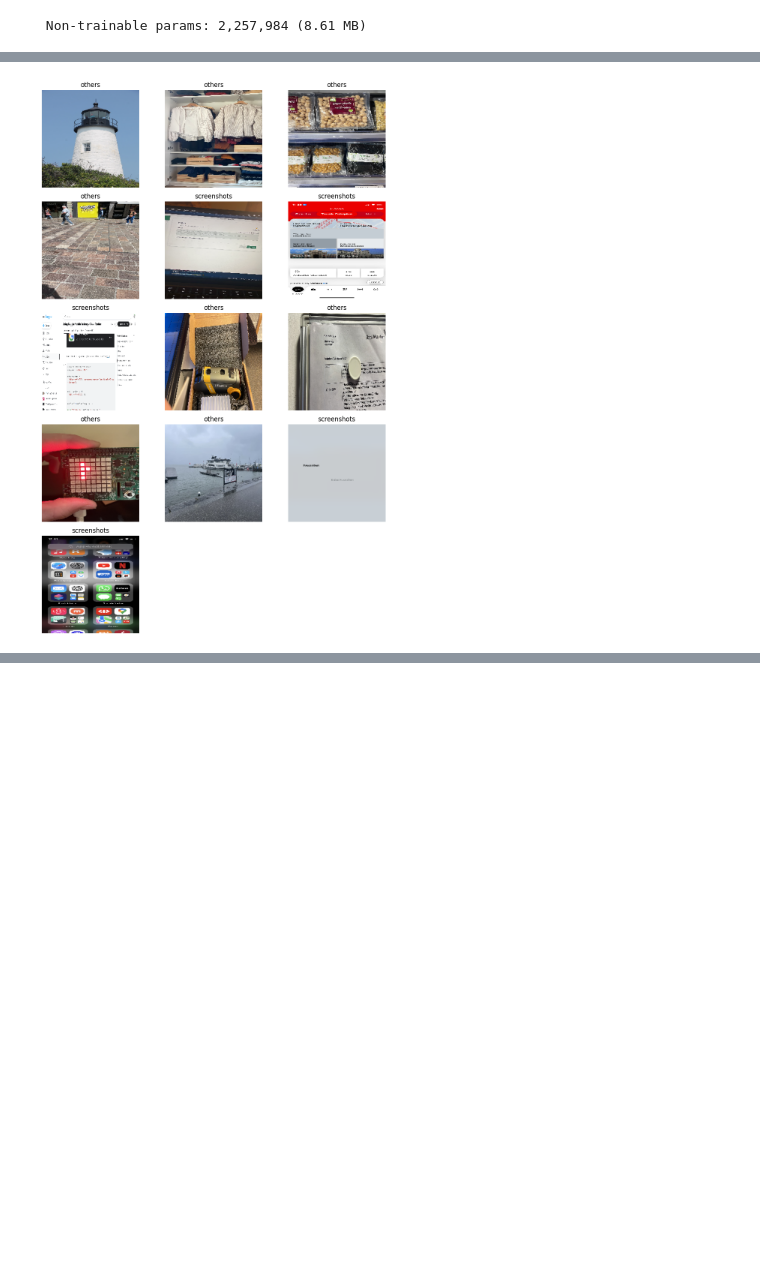
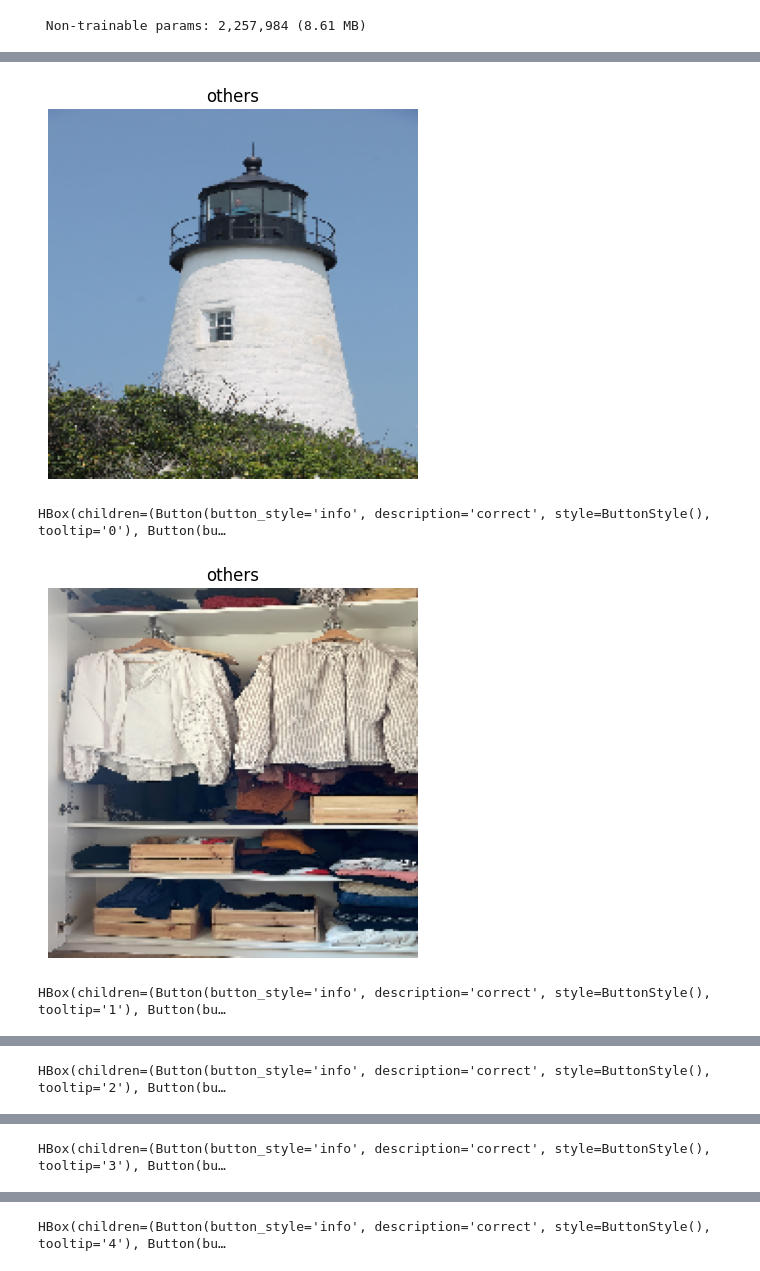
Before and after one commit to lukasweibel/image-sweep, a Jupyter notebook: image-sweep.ipynb, the cells around one changed output, grey strips where cells are left out. Cells and saved outputs as stored; diff of their text form; code cells hidden in the pictures; blank space fills up the shorter version.

```diff
--- a/image-sweep.ipynb
+++ b/image-sweep.ipynb
@@ -135,7 +140,7 @@ Model: "functional_2"
  Trainable params: 1,281 (5.00 KB)
  Non-trainable params: 2,257,984 (8.61 MB)
 # %%
-initial_epochs = 50
+initial_epochs = 5
 
 loss0, accuracy0 = model.evaluate(validation_dataset)
 
@@ -233,46 +232,79 @@ Labels:
 # %%
-# This code classifies all pictures in the "examples" folder
-
 # Directory containing the images
 directory = "examples/"
 
 # List to store images and predictions
 images = []
 predictions = []
+true_predictions = []
 
 # Loop through all files in the directory
+current_index = -1
 for filename in os.listdir(directory):
     img_path = os.path.join(directory, filename)
     if filename.lower().endswith((".png", ".jpg", ".jpeg")):  # Check file extension
         # Load and preprocess the image
         img = tf.keras.utils.load_img(img_path, target_size=(192, 192))
         img_array = tf.keras.utils.img_to_array(img)
         img_array = tf.expand_dims(img_array, 0)  # Add the batch dimension
 
         # Get model predictions
         prediction = model.predict_on_batch(img_array)
 
         # Convert prediction to class index
         predicted_class_index = (prediction > 0.5).astype(int)
         predicted_class = class_names[predicted_class_index[0][0]]  # Correct class name fetching
 
         # Store image and prediction
         images.append(img)
         predictions.append(predicted_class)
+        true_predictions.append(None)  # Initialize with None
 
-# Determine the size of the grid
-num_images = len(images)
-cols = 3  # Define number of columns
-rows = (num_images + cols - 1) // cols  # Calculate required number of rows
+        current_index += 1
 
-# Create a figure with subplots
-plt.figure(figsize=(10, 3 * rows))
-for i in range(num_images):
-    plt.subplot(rows, cols, i + 1)
-    plt.imshow(images[i])
-    plt.title(predictions[i])
-    plt.axis("off")
-plt.tight_layout()  # Adjust layout to prevent overlap
-plt.show()
+        # Display image and prediction
+        plt.imshow(img)
+        plt.title(predicted_class)
+        plt.axis("off")
+        plt.show()
+
+        buttons = []
+
+        correct_button = widgets.Button(description="correct", button_style='info')
+        not_correct_button = widgets.Button(description="wrong", button_style='info')
+
+        # Set the tooltip to store the current index
+        correct_button.tooltip = str(current_index)
+        not_correct_button.tooltip = str(current_index)
+
+        buttons.append(correct_button)
+        buttons.append(not_correct_button)
+
+        # Define a function to handle button clicks for this image
+        def on_button_clicked(b, correct_button=correct_button, not_correct_button=not_correct_button):
+            index = int(b.tooltip)
+
+            if b.description == "correct":
+                true_predictions[index] = predictions[index]
+                correct_button.button_style = 'success'
+                not_correct_button.button_style = 'info'
+            else:
+                for i, pred in enumerate(predictions):
+                    if i != index:
+                        true_predictions[index] = pred
+                        break
+                not_correct_button.button_style = 'danger'
+                correct_button.button_style = 'info'
+
+        correct_button.on_click(lambda b, correct_button=correct_button, not_correct_button=not_correct_button: on_button_clicked(b, correct_button, not_correct_button))
+        not_correct_button.on_click(lambda b, correct_button=correct_button, not_correct_button=not_correct_button: on_button_clicked(b, correct_button, not_correct_button))
+
+        display(widgets.HBox(buttons))
+
+
+true_predictions = predictions.copy()
 # %% [output]
-[figure, old version]
+[figure, new version]
+HBox(children=(Button(button_style='info', description='correct', style=ButtonStyle(), tooltip='0'), Button(bu…
+[figure, added]
+HBox(children=(Button(button_style='info', description='correct', style=ButtonStyle(), tooltip='1'), Button(bu…
@@ -278,0 +312 @@ plt.show()
+HBox(children=(Button(button_style='info', description='correct', style=ButtonStyle(), tooltip='2'), Button(bu…
@@ -278,0 +314 @@ plt.show()
+HBox(children=(Button(button_style='info', description='correct', style=ButtonStyle(), tooltip='3'), Button(bu…
@@ -278,0 +316 @@ plt.show()
+HBox(children=(Button(button_style='info', description='correct', style=ButtonStyle(), tooltip='4'), Button(bu…
```
Also changed, not shown: parts of 13 cells of this notebook, 4 other files.
